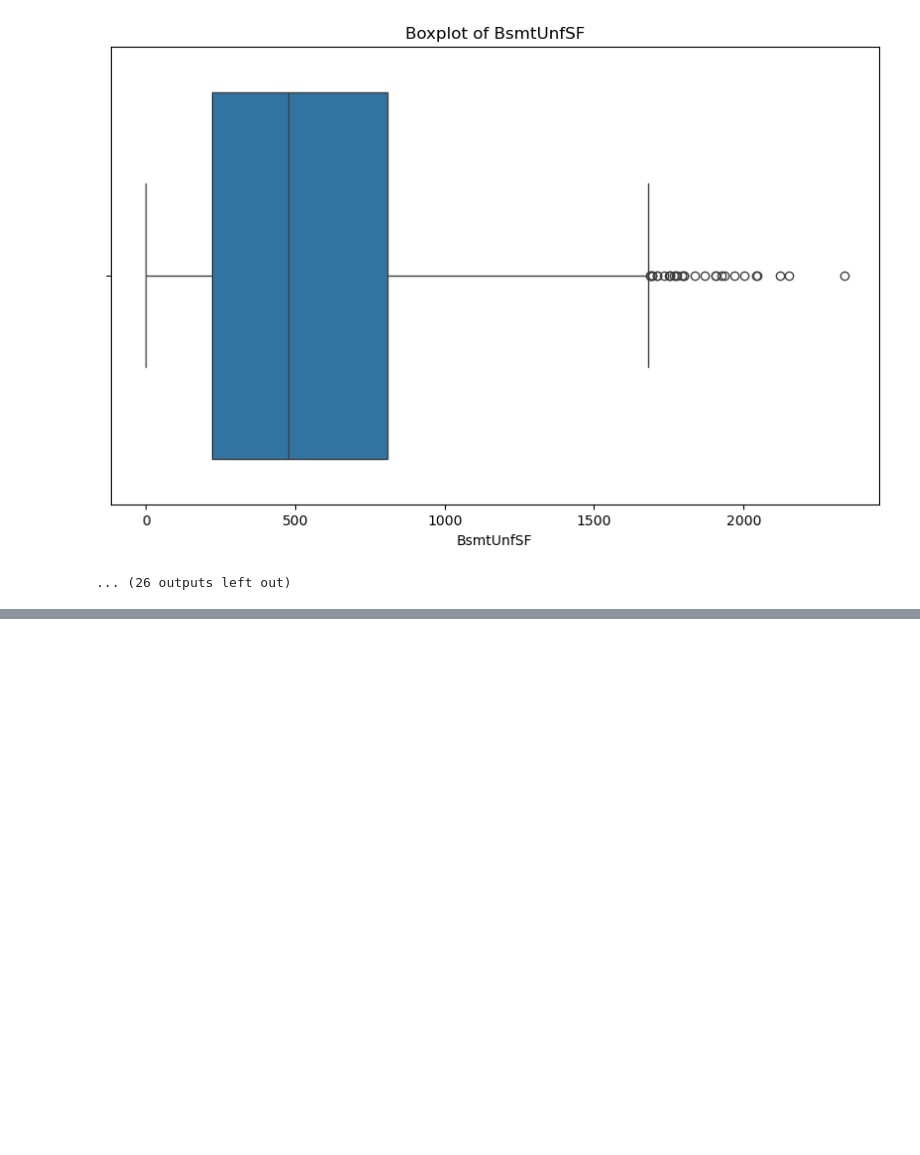
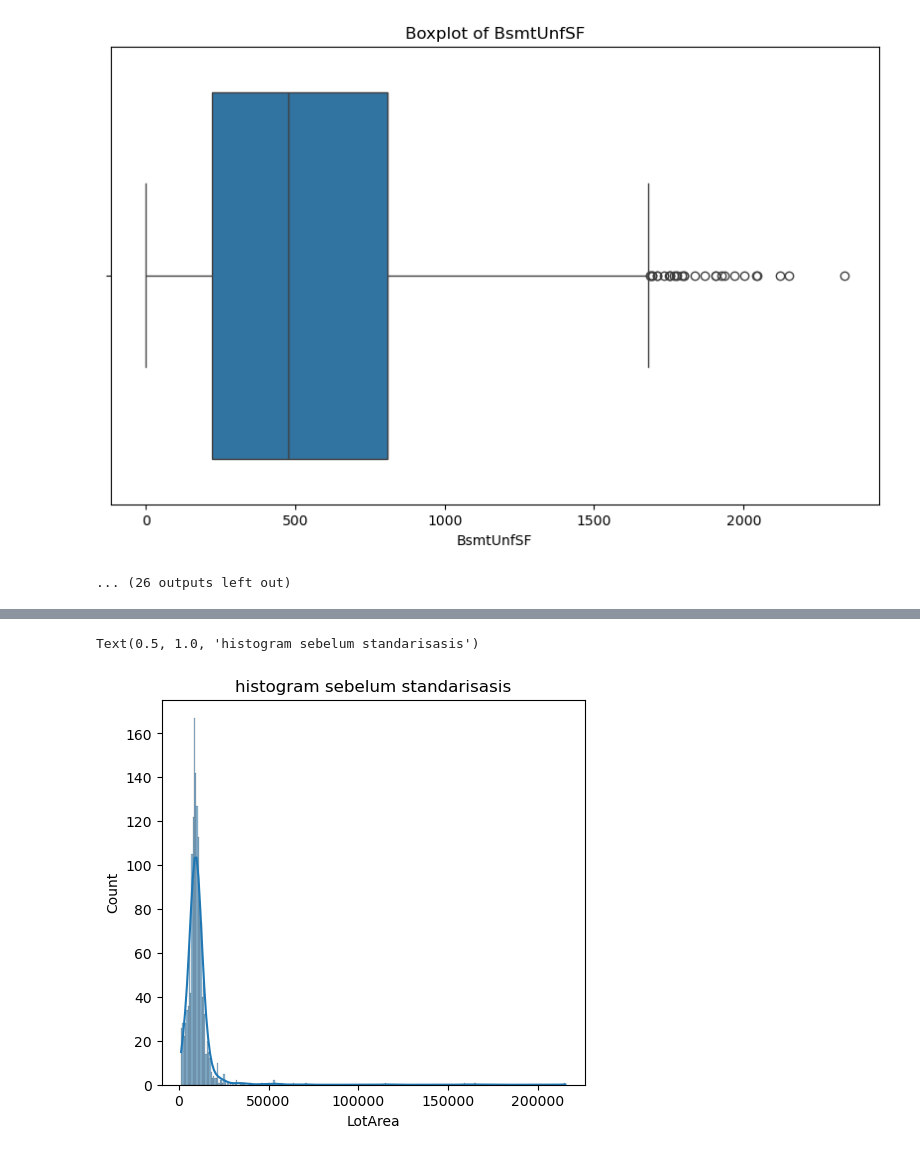
Before and after one commit to TurmaeUrsorum/repo_dicoding, a Jupyter notebook: 3. Belajar Machine Learning untuk Pemula/3. Machine Learning Workflow/ML_workflow.ipynb, the cells around one changed output, grey strips where cells are left out. Drawn from its saved outputs; the diff is of its cells as text; code cells hidden in the pictures; blank space fills up the shorter version.

```diff
--- a/3. Belajar Machine Learning untuk Pemula/3. Machine Learning Workflow/ML_workflow.ipynb
+++ b/3. Belajar Machine Learning untuk Pemula/3. Machine Learning Workflow/ML_workflow.ipynb
@@ -238,0 +271,11 @@ for feature in df_filtered_numeric:
+# %%
+plt.figure(figsize=(12, 5))
+plt.subplot(1,2,1)
+sns.histplot(
+    train[numeric_feature[3]],
+    kde=True,
+)
+plt.title(f"histogram sebelum standarisasis")
+# %% [output]
+Text(0.5, 1.0, 'histogram sebelum standarisasis')
+[figure, added]
```
Also changed, not shown: parts of 48 cells of this notebook, 3 other files.
